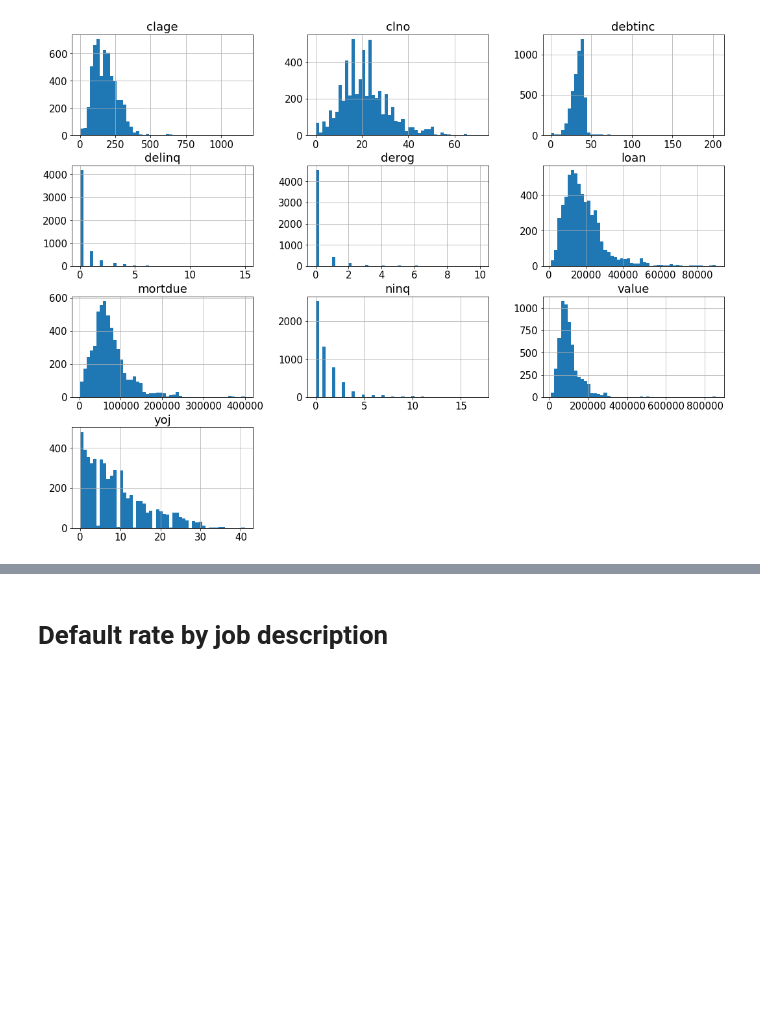
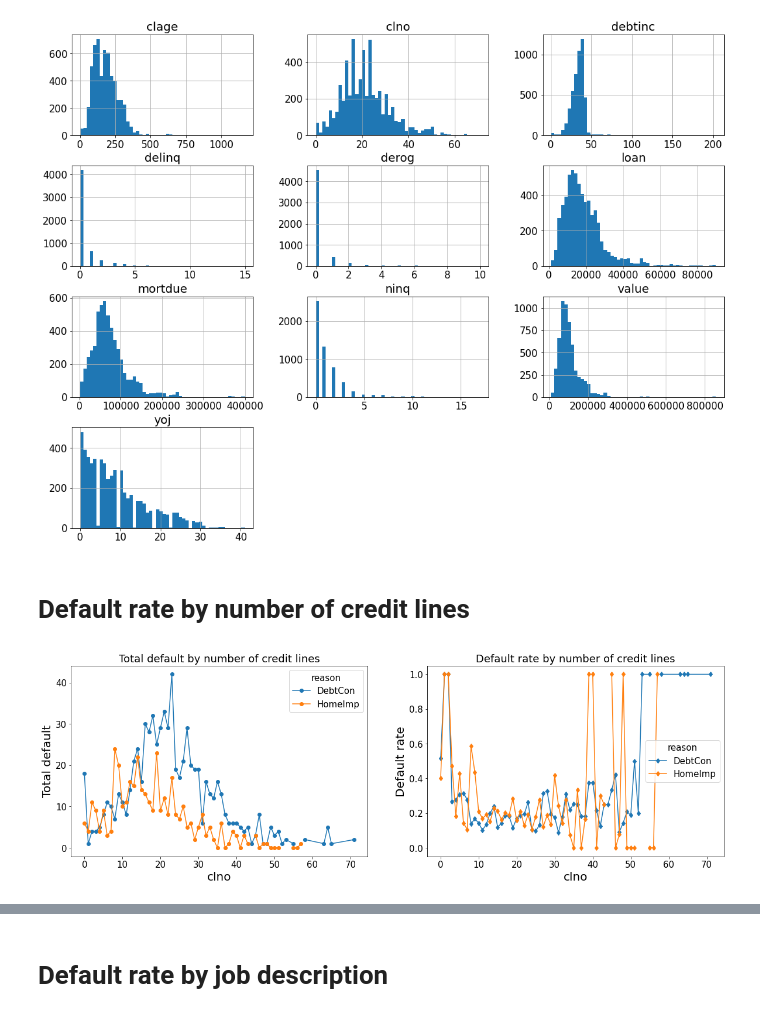
Before and after one commit to Owerre/Home-Equity-Loan, a Jupyter notebook: notebooks/01-eda.ipynb, the cells around one changed output, grey strips where cells are left out. Drawn from its saved outputs; the diff is of its cells as text; code cells hidden in the pictures; blank space fills up the shorter version.

```diff
--- a/notebooks/01-eda.ipynb
+++ b/notebooks/01-eda.ipynb
@@ -150,3 +150,26 @@ df.drop('bad', axis = 1).hist(bins = 50, figsize = (18,14))
 plt.show()
 # %% [output]
 [figure]
+# %% [markdown]
+# Default rate by number of credit lines
+# %%
+# set figure
+fig, (ax1,ax2) = plt.subplots(1,2, figsize = (20,6))
+
+# pivot table
+pivot_tab_1 = df.pivot_table('bad', index = 'clno', columns = 'reason', aggfunc = 'sum')
+pivot_tab_2 = df.pivot_table('bad', index = 'clno', columns = 'reason', aggfunc = 'mean')
+
+# plots
+pivot_tab_1.plot(marker = 'o', ax = ax1)
+pivot_tab_2.plot(marker = 'd', ax = ax2)
+
+ax1.set_xlabel('clno', fontsize = 20)
+ax1.set_ylabel('Total default', fontsize = 20)
+ax1.set_title('Total default by number of credit lines')
+ax2.set_xlabel('clno', fontsize = 20)
+ax2.set_ylabel('Default rate', fontsize = 20)
+ax2.set_title('Default rate by number of credit lines')
+plt.savefig('../images/fig1.png')
+# %% [output]
+[figure, added]
```
Also changed, not shown: parts of 2 cells of this notebook, 4 other files.
